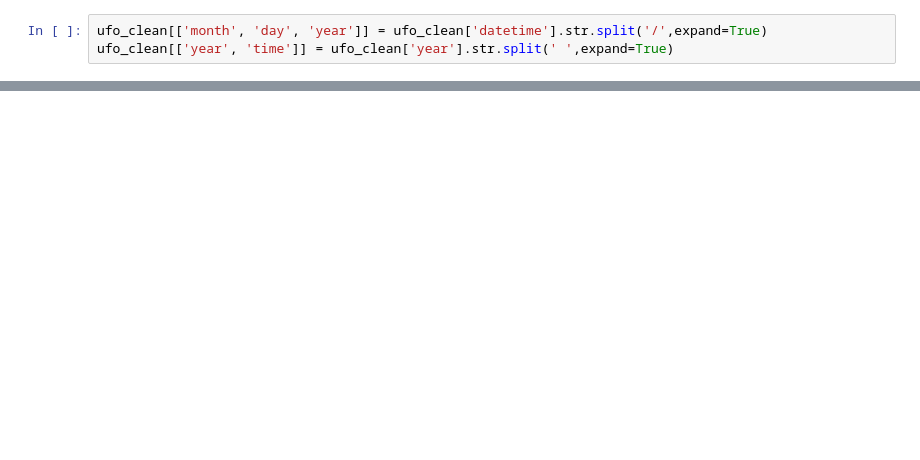
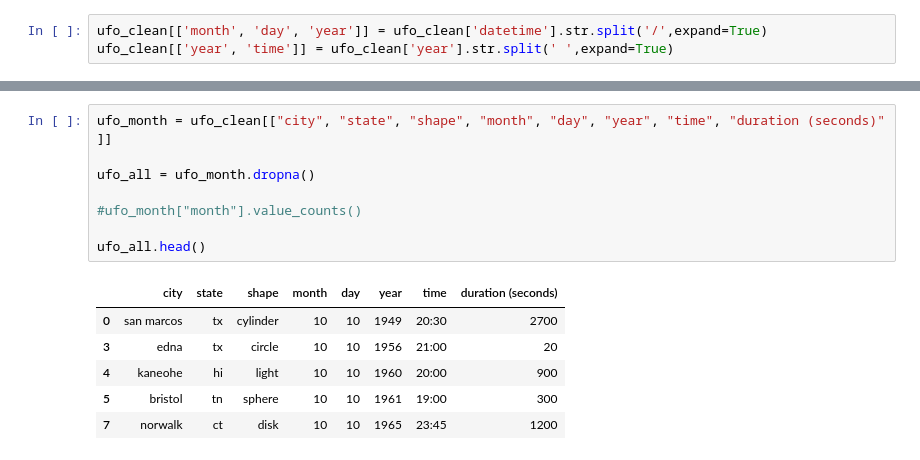
Before and after one commit to CoryOpie/Project-1, a Jupyter notebook: Project1.ipynb, the cells around one changed output, grey strips where cells are left out. Saved outputs shown, nothing was run; the diff lists cells and outputs as text; blank space fills up the shorter version.

```diff
--- a/Project1.ipynb
+++ b/Project1.ipynb
@@ -76,0 +58,15 @@ Name: month, dtype: int64
+# %%
+ufo_month = ufo_clean[["city", "state", "shape", "month", "day", "year", "time", "duration (seconds)" ]]
+
+ufo_all = ufo_month.dropna()
+
+#ufo_month["month"].value_counts()
+
+ufo_all.head()
+# %% [output]
+|  | city | state | shape | month | day | year | time | duration (seconds) |
+| 0 | san marcos | tx | cylinder | 10 | 10 | 1949 | 20:30 | 2700 |
+| 3 | edna | tx | circle | 10 | 10 | 1956 | 21:00 | 20 |
+| 4 | kaneohe | hi | light | 10 | 10 | 1960 | 20:00 | 900 |
+| 5 | bristol | tn | sphere | 10 | 10 | 1961 | 19:00 | 300 |
+| 7 | norwalk | ct | disk | 10 | 10 | 1965 | 23:45 | 1200 |
```
Also changed, not shown: parts of 13 cells of this notebook.
